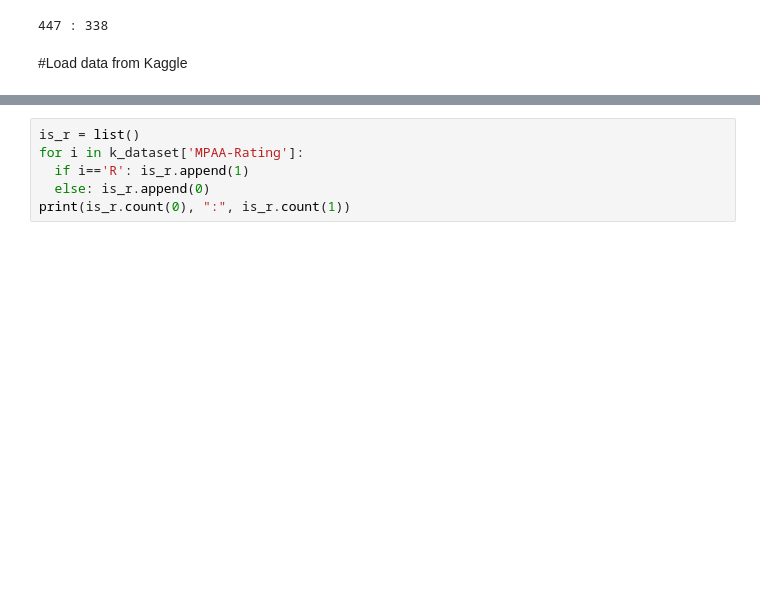
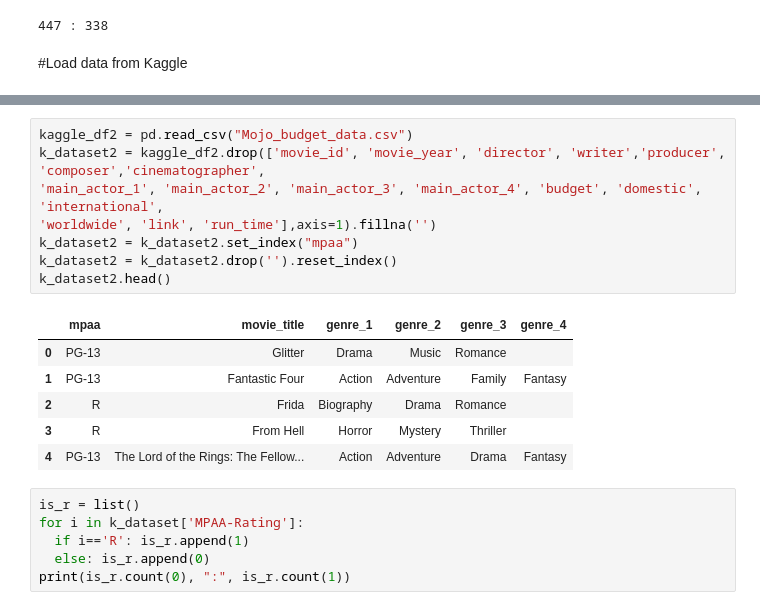
Before and after one commit to Teasotea/Age-Rate-Classifier-NLP, a Jupyter notebook: Kaggle_dataset_other_features_dense_age_rate_classifier.ipynb, the cells around one changed output, grey strips where cells are left out. Saved outputs shown, nothing was run; the diff lists cells and outputs as text; blank space fills up the shorter version.

```diff
--- a/Kaggle_dataset_other_features_dense_age_rate_classifier.ipynb
+++ b/Kaggle_dataset_other_features_dense_age_rate_classifier.ipynb
@@ -116,3 +125,18 @@ k_dataset.head()
+# %%
+kaggle_df2 = pd.read_csv("Mojo_budget_data.csv")
+k_dataset2 = kaggle_df2.drop(['movie_id', 'movie_year', 'director', 'writer','producer', 'composer','cinematographer',
+'main_actor_1', 'main_actor_2', 'main_actor_3', 'main_actor_4', 'budget', 'domestic', 'international',
+'worldwide', 'link', 'run_time'],axis=1).fillna('')
+k_dataset2 = k_dataset2.set_index("mpaa")
+k_dataset2 = k_dataset2.drop('').reset_index()
+k_dataset2.head()
+# %% [output]
+|  | mpaa | movie_title | genre_1 | genre_2 | genre_3 | genre_4 |
+| 0 | PG-13 | Glitter | Drama | Music | Romance |  |
+| 1 | PG-13 | Fantastic Four | Action | Adventure | Family | Fantasy |
+| 2 | R | Frida | Biography | Drama | Romance |  |
+| 3 | R | From Hell | Horror | Mystery | Thriller |  |
+| 4 | PG-13 | The Lord of the Rings: The Fellow... | Action | Adventure | Drama | Fantasy |
 # %%
 is_r = list()
 for i in k_dataset['MPAA-Rating']:
```
Also changed, not shown: parts of 27 cells of this notebook.
